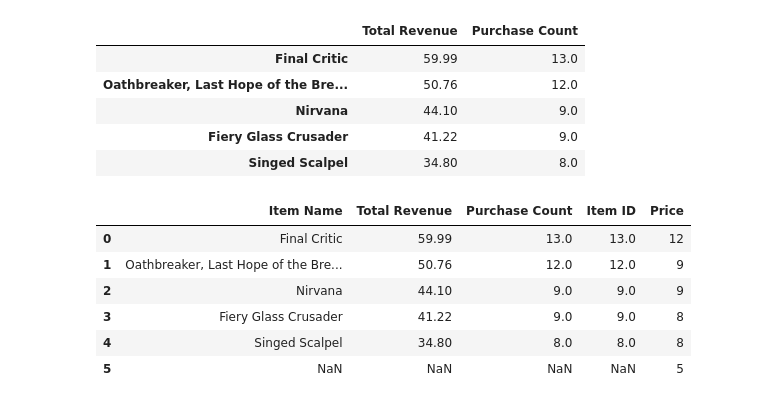
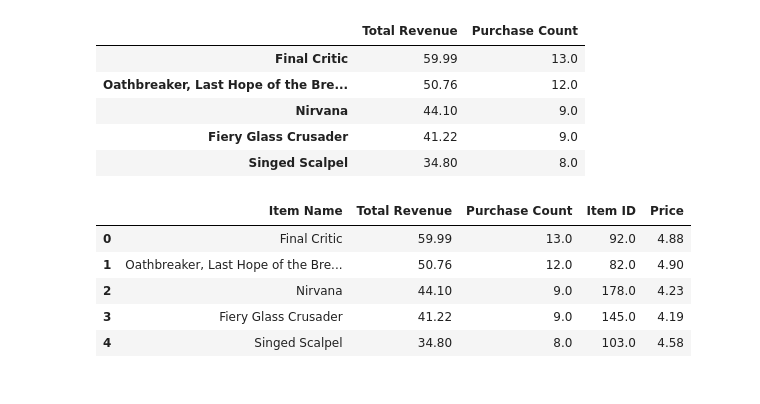
Before and after one commit to efennie/pandas-challenge, a Jupyter notebook: HeroesOfPymoli/main.ipynb, the cells around one changed output. Saved outputs shown, nothing was run; the diff lists cells and outputs as text; code cells hidden in the pictures.

```diff
--- a/HeroesOfPymoli/main.ipynb
+++ b/HeroesOfPymoli/main.ipynb
@@ -708,0 +648,6 @@ print(price_for_profit2)
+# %%
+second_item_id_2 = pd.DataFrame(value_profit_item["Item ID"].unique(),columns=["Item ID"])
+print(second_item_id_2)
+
+price_for_profit = pd.DataFrame(value_profit_item["Price"].unique(),columns=["Price"])
+print(price_for_profit)
@@ -735,14 +694,13 @@ most_profitable_items
 # %%
 most_profitable_items.reset_index(drop=False, inplace=True)
 most_profitable_items = pd.concat([most_profitable_items, combo_item_id_and_price], axis=1)
 most_profitable_items = most_profitable_items.rename(columns={"index":"Item Name"})
-
+most_profitable_items = most_profitable_items.dropna(how='any')
 most_profitable_items
 # %% [output]
 |  | Item Name | Total Revenue | Purchase Count | Item ID | Price |
-| 0 | Final Critic | 59.99 | 13.0 | 13.0 | 12 |
-| 1 | Oathbreaker, Last Hope of the Bre... | 50.76 | 12.0 | 12.0 | 9 |
-| 2 | Nirvana | 44.10 | 9.0 | 9.0 | 9 |
-| 3 | Fiery Glass Crusader | 41.22 | 9.0 | 9.0 | 8 |
-| 4 | Singed Scalpel | 34.80 | 8.0 | 8.0 | 8 |
-| 5 | NaN | NaN | NaN | NaN | 5 |
+| 0 | Final Critic | 59.99 | 13.0 | 92.0 | 4.88 |
+| 1 | Oathbreaker, Last Hope of the Bre... | 50.76 | 12.0 | 82.0 | 4.90 |
+| 2 | Nirvana | 44.10 | 9.0 | 178.0 | 4.23 |
+| 3 | Fiery Glass Crusader | 41.22 | 9.0 | 145.0 | 4.19 |
+| 4 | Singed Scalpel | 34.80 | 8.0 | 103.0 | 4.58 |
```
Also changed, not shown: parts of 5 cells of this notebook.
